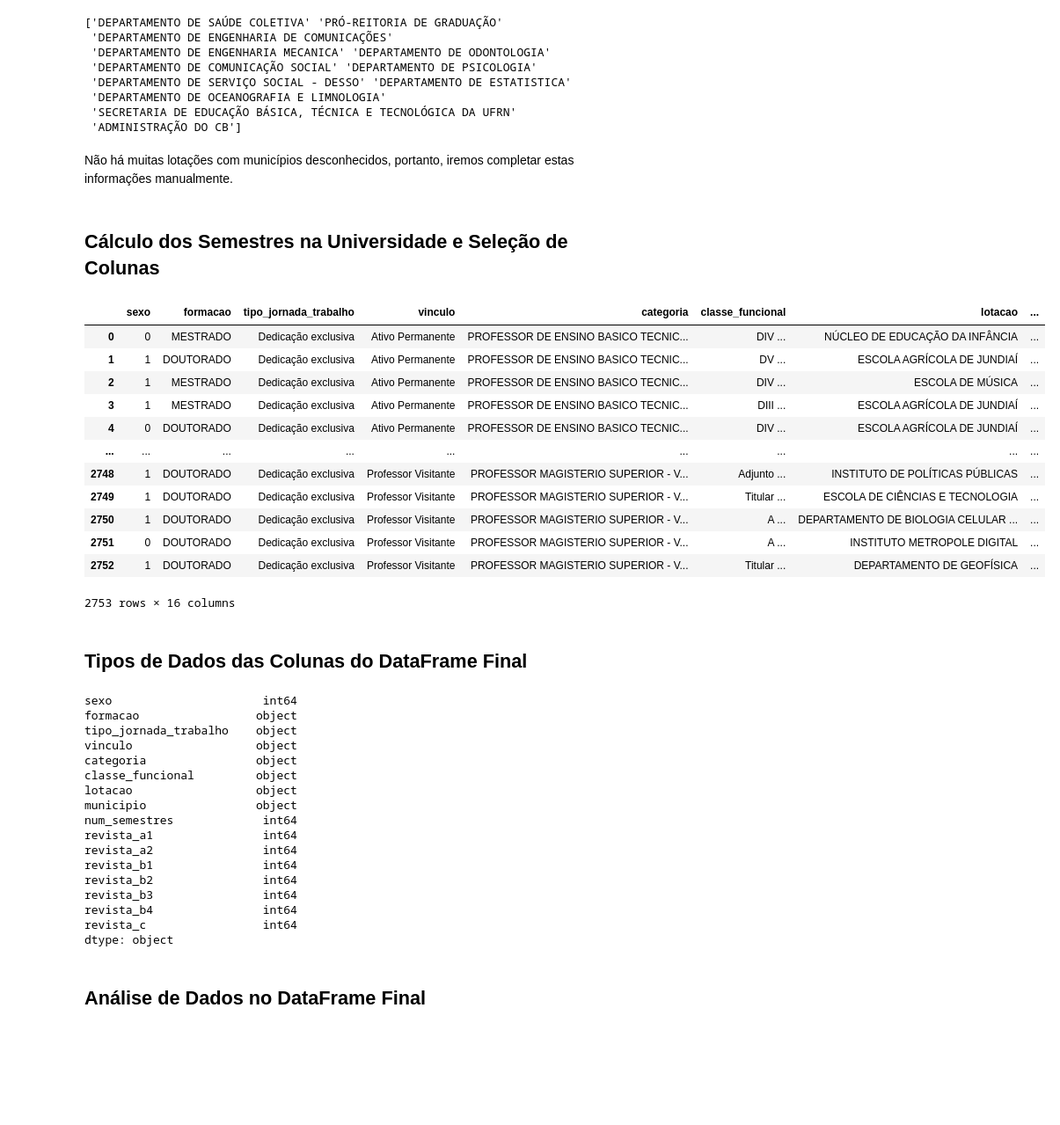
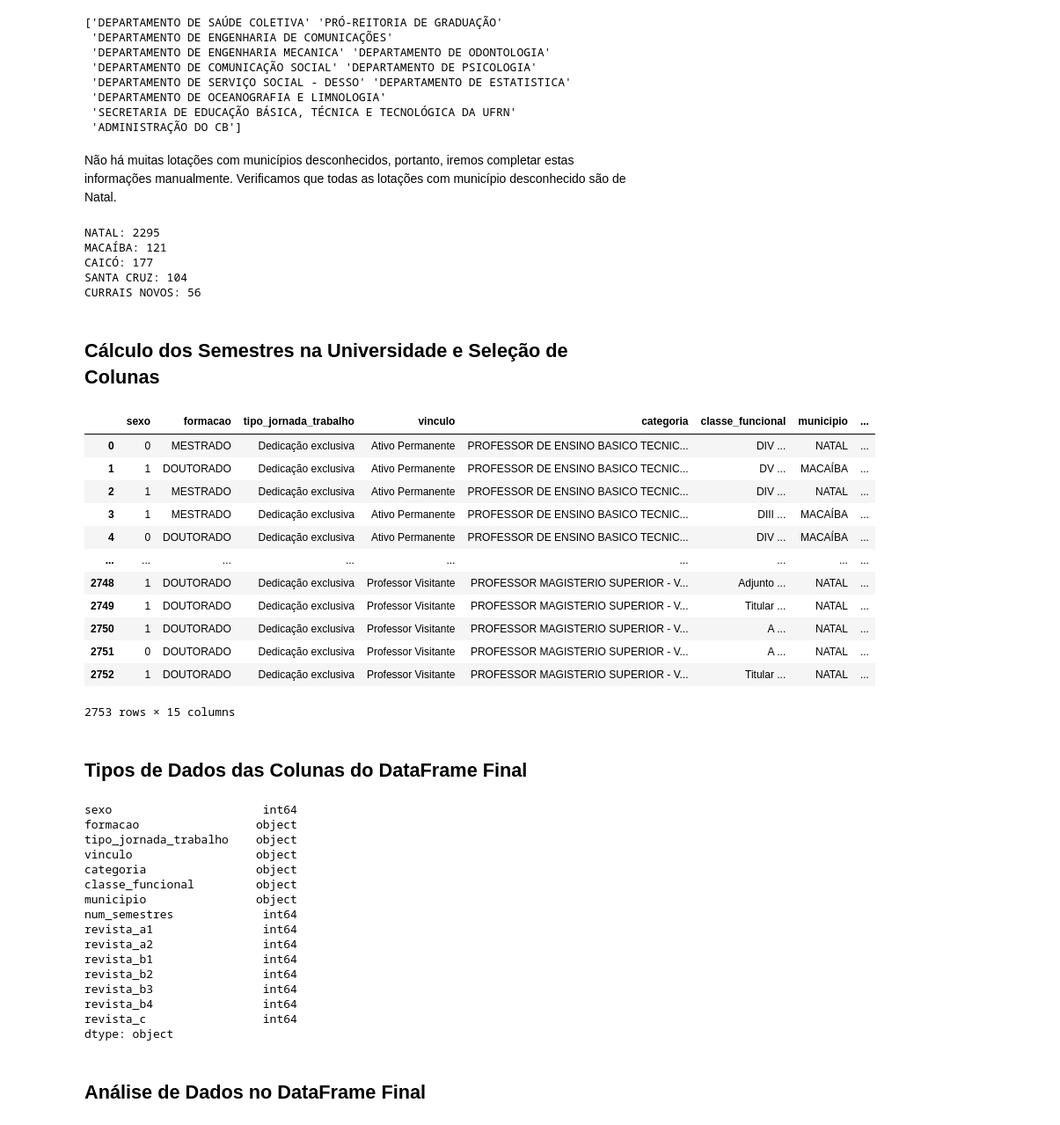
Before and after one commit to Lucas-Morais-Freire/AI, a Jupyter notebook: proj U1/teacher_qualis_xgb.ipynb, the cells around one changed output. Shown: that part at 88% size. Saved outputs shown, nothing was run; the diff lists cells and outputs as text; code cells hidden in the pictures; blank space fills up the shorter version.

```diff
--- a/proj U1/teacher_qualis.ipynb
+++ b/proj U1/teacher_qualis_xgb.ipynb
@@ -183,43 +169,58 @@ print(temp_df["lotacao"].unique())
  'SECRETARIA DE EDUCAÇÃO BÁSICA, TÉCNICA E TECNOLÓGICA DA UFRN'
  'ADMINISTRAÇÃO DO CB']
 # %% [markdown]
-Não há muitas lotações com municípios desconhecidos, portanto, iremos completar estas informações manualmente.
+Não há muitas lotações com municípios desconhecidos, portanto, iremos completar estas informações manualmente. Verificamos que todas as lotações com município desconhecido são de Natal.
+# %%
+unknown_map = {
+    'DESCONHECIDO':'NATAL'
+}
+
+df['municipio'].replace(unknown_map, inplace=True)
+
+for municipio in df["municipio"].unique():
+    print(municipio, ": ", len(df[df["municipio"] == municipio]), sep="")
+# %% [output]
+NATAL: 2295
+MACAÍBA: 121
+CAICÓ: 177
+SANTA CRUZ: 104
+CURRAIS NOVOS: 56
 # %% [markdown]
 ## Cálculo dos Semestres na Universidade e Seleção de Colunas
 # %%
 # converter a data de admissao para quantos semestres o professor está na universidade.
 
 def num_semestres(data: str, data_atual: str):
     data = data[:10]
     anos = int(data_atual[6:]) - int(data[:4])
     if int(data_atual[3:5]) < 7 and int(data[5:7]) < 7 or int(data_atual[3:5]) >= 7 and int(data[5:7]) >= 7:
         return 2*anos
     elif int(data_atual[3:5]) < 7 and int(data[5:7]) > 7:
         return 2*anos - 1
     else:
         return 2*anos + 1
 
 data_atual = "18/10/2023"
 
 df['num_semestres'] = df['admissao'].apply(lambda x: num_semestres(x, data_atual))
-df = df[["sexo", "formacao", "tipo_jornada_trabalho", "vinculo", "categoria","classe_funcional", "lotacao", "id_unidade_lotacao", "num_semestres", "revista_a1",
+df = df[["sexo", "formacao", "tipo_jornada_trabalho", "vinculo", "categoria","classe_funcional", "municipio", "num_semestres", "revista_a1",
          "revista_a2", "revista_b1", "revista_b2", "revista_b3", "revista_b4", "revista_c"]]
 
 df
 # %% [output]
-|  | sexo | formacao | tipo_jornada_trabalho | vinculo | categoria | classe_funcional | lotacao | ... |
-| 0 | 0 | MESTRADO | Dedicação exclusiva | Ativo Permanente | PROFESSOR DE ENSINO BASICO TECNIC... | DIV ... | NÚCLEO DE EDUCAÇÃO DA INFÂNCIA | ... |
-| 1 | 1 | DOUTORADO | Dedicação exclusiva | Ativo Permanente | PROFESSOR DE ENSINO BASICO TECNIC... | DV ... | ESCOLA AGRÍCOLA DE JUNDIAÍ | ... |
-| 2 | 1 | MESTRADO | Dedicação exclusiva | Ativo Permanente | PROFESSOR DE ENSINO BASICO TECNIC... | DIV ... | ESCOLA DE MÚSICA | ... |
-| 3 | 1 | MESTRADO | Dedicação exclusiva | Ativo Permanente | PROFESSOR DE ENSINO BASICO TECNIC... | DIII ... | ESCOLA AGRÍCOLA DE JUNDIAÍ | ... |
-| 4 | 0 | DOUTORADO | Dedicação exclusiva | Ativo Permanente | PROFESSOR DE ENSINO BASICO TECNIC... | DIV ... | ESCOLA AGRÍCOLA DE JUNDIAÍ | ... |
+|  | sexo | formacao | tipo_jornada_trabalho | vinculo | categoria | classe_funcional | municipio | ... |
+| 0 | 0 | MESTRADO | Dedicação exclusiva | Ativo Permanente | PROFESSOR DE ENSINO BASICO TECNIC... | DIV ... | NATAL | ... |
+| 1 | 1 | DOUTORADO | Dedicação exclusiva | Ativo Permanente | PROFESSOR DE ENSINO BASICO TECNIC... | DV ... | MACAÍBA | ... |
+| 2 | 1 | MESTRADO | Dedicação exclusiva | Ativo Permanente | PROFESSOR DE ENSINO BASICO TECNIC... | DIV ... | NATAL | ... |
+| 3 | 1 | MESTRADO | Dedicação exclusiva | Ativo Permanente | PROFESSOR DE ENSINO BASICO TECNIC... | DIII ... | MACAÍBA | ... |
+| 4 | 0 | DOUTORADO | Dedicação exclusiva | Ativo Permanente | PROFESSOR DE ENSINO BASICO TECNIC... | DIV ... | MACAÍBA | ... |
 | ... | ... | ... | ... | ... | ... | ... | ... | ... |
-| 2748 | 1 | DOUTORADO | Dedicação exclusiva | Professor Visitante | PROFESSOR MAGISTERIO SUPERIOR - V... | Adjunto ... | INSTITUTO DE POLÍTICAS PÚBLICAS | ... |
-| 2749 | 1 | DOUTORADO | Dedicação exclusiva | Professor Visitante | PROFESSOR MAGISTERIO SUPERIOR - V... | Titular ... | ESCOLA DE CIÊNCIAS E TECNOLOGIA | ... |
-| 2750 | 1 | DOUTORADO | Dedicação exclusiva | Professor Visitante | PROFESSOR MAGISTERIO SUPERIOR - V... | A ... | DEPARTAMENTO DE BIOLOGIA CELULAR ... | ... |
-| 2751 | 0 | DOUTORADO | Dedicação exclusiva | Professor Visitante | PROFESSOR MAGISTERIO SUPERIOR - V... | A ... | INSTITUTO METROPOLE DIGITAL | ... |
-| 2752 | 1 | DOUTORADO | Dedicação exclusiva | Professor Visitante | PROFESSOR MAGISTERIO SUPERIOR - V... | Titular ... | DEPARTAMENTO DE GEOFÍSICA | ... |
+| 2748 | 1 | DOUTORADO | Dedicação exclusiva | Professor Visitante | PROFESSOR MAGISTERIO SUPERIOR - V... | Adjunto ... | NATAL | ... |
+| 2749 | 1 | DOUTORADO | Dedicação exclusiva | Professor Visitante | PROFESSOR MAGISTERIO SUPERIOR - V... | Titular ... | NATAL | ... |
+| 2750 | 1 | DOUTORADO | Dedicação exclusiva | Professor Visitante | PROFESSOR MAGISTERIO SUPERIOR - V... | A ... | NATAL | ... |
+| 2751 | 0 | DOUTORADO | Dedicação exclusiva | Professor Visitante | PROFESSOR MAGISTERIO SUPERIOR - V... | A ... | NATAL | ... |
+| 2752 | 1 | DOUTORADO | Dedicação exclusiva | Professor Visitante | PROFESSOR MAGISTERIO SUPERIOR - V... | Titular ... | NATAL | ... |
-2753 rows × 16 columns
+2753 rows × 15 columns
 # %% [markdown]
 ## Tipos de Dados das Colunas do DataFrame Final
 # %%
@@ -231,7 +232,6 @@ tipo_jornada_trabalho    object
 vinculo                  object
 categoria                object
 classe_funcional         object
-lotacao                  object
 municipio                object
 num_semestres             int64
 revista_a1                int64
```
Also changed, not shown: parts of 7 cells of this notebook, 1 other file.
